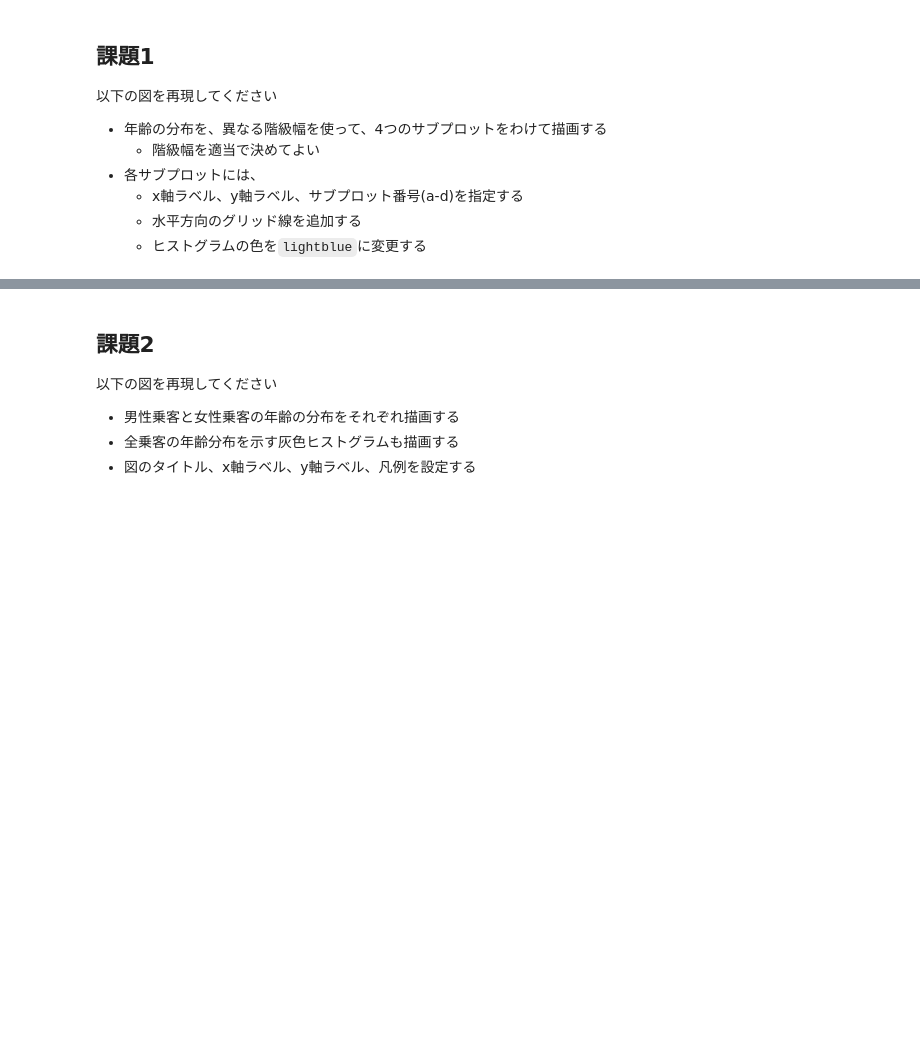
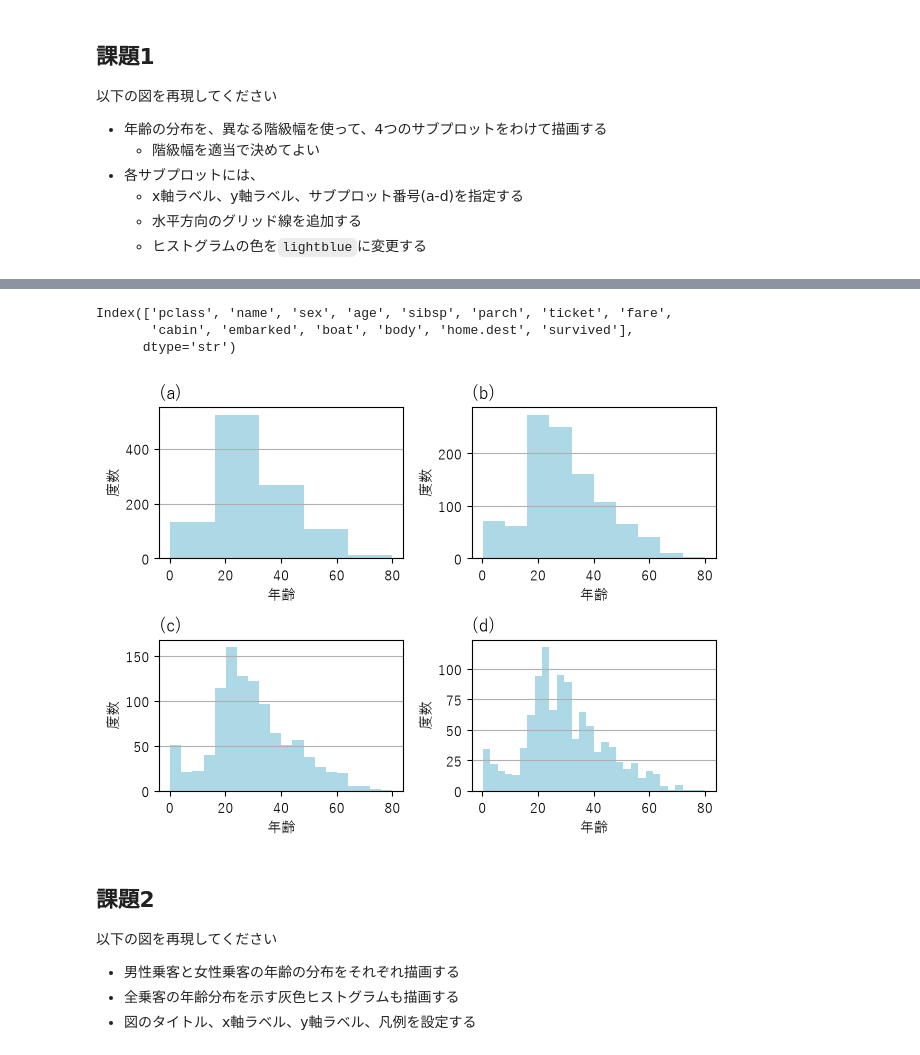
Before and after one commit to maiandruru7-cpu/chss_2026_assignment, a Jupyter notebook: Assignment8/assignment8_ushizakimai.ipynb, the cells around one changed output, grey strips where cells are left out. Cells and saved outputs as stored; diff of their text form; code cells hidden in the pictures; blank space fills up the shorter version.

```diff
--- a/Assignment8/assignment8_ushizakimai.ipynb
+++ b/Assignment8/assignment8_ushizakimai.ipynb
@@ -18,6 +18,50 @@ df=pd.read_csv("https://raw.githubusercontent.com/lvzeyu/css_tohoku/master/css_t
     - ヒストグラムの色を`lightblue`に変更する
 # %% [markdown]
 ![](./Figure1.png)
+# %%
+df.columns
+# %% [output]
+Index(['pclass', 'name', 'sex', 'age', 'sibsp', 'parch', 'ticket', 'fare',
+       'cabin', 'embarked', 'boat', 'body', 'home.dest', 'survived'],
+      dtype='str')
+# %%
+age = df["age"].dropna()
+# %%
+import matplotlib.pyplot as plt
+#日本語フォントを使えるようにする
+plt.rcParams['font.family'] = 'Yu Gothic'
+# %%
+fig, axes = plt.subplots(2, 2)
+
+axes = axes.flatten()
+axes[0].hist(age, bins=5, color="lightblue")
+axes[0].set_xlabel("年齢")
+axes[0].set_ylabel("度数")
+axes[0].set_title("(a)", loc="left")
+axes[0].grid(axis="y")
+
+axes[1].hist(age, bins=10, color="lightblue")
+axes[1].set_xlabel("年齢")
+axes[1].set_ylabel("度数")
+axes[1].set_title("(b)", loc="left")
+axes[1].grid(axis="y")
+
+axes[2].hist(age, bins=20, color="lightblue")
+axes[2].set_xlabel("年齢")
+axes[2].set_ylabel("度数")
+axes[2].set_title("(c)", loc="left")
+axes[2].grid(axis="y")
+
+axes[3].hist(age, bins=30, color="lightblue")
+axes[3].set_xlabel("年齢")
+axes[3].set_ylabel("度数")
+axes[3].set_title("(d)", loc="left")
+axes[3].grid(axis="y")
+
+plt.tight_layout()
+plt.show()
+# %% [output]
+[figure, added]
 # %% [markdown]
 ## 課題2
 
```
Also changed, not shown: parts of 3 cells of this notebook.
